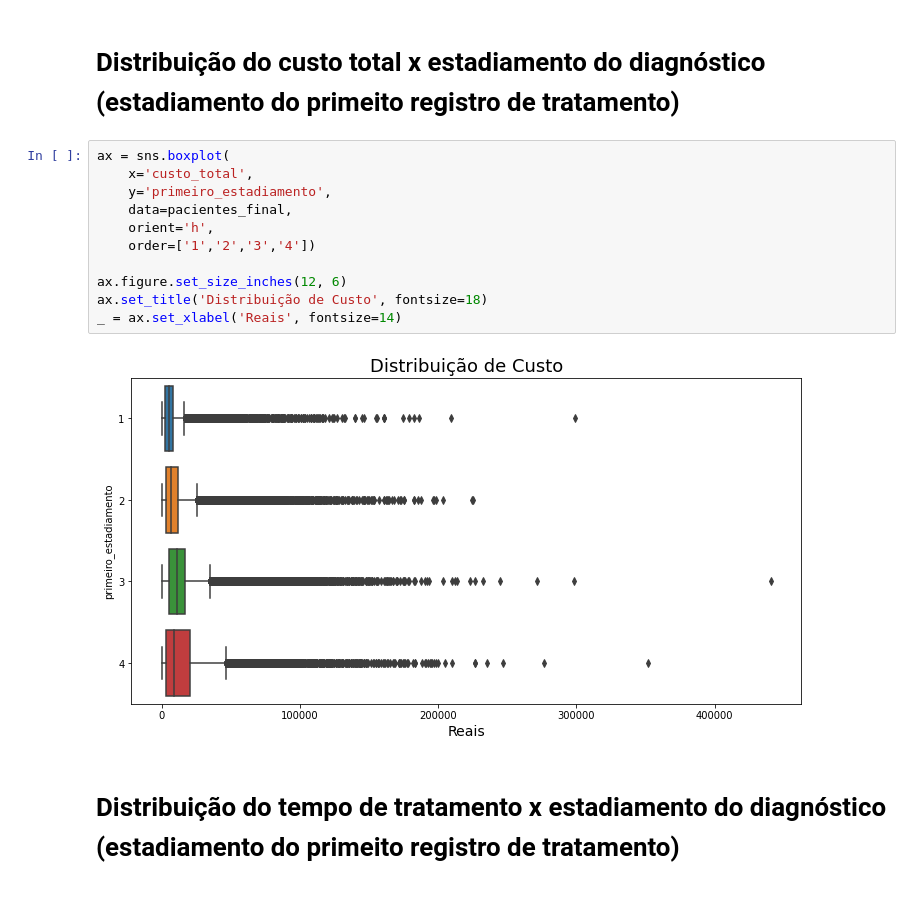
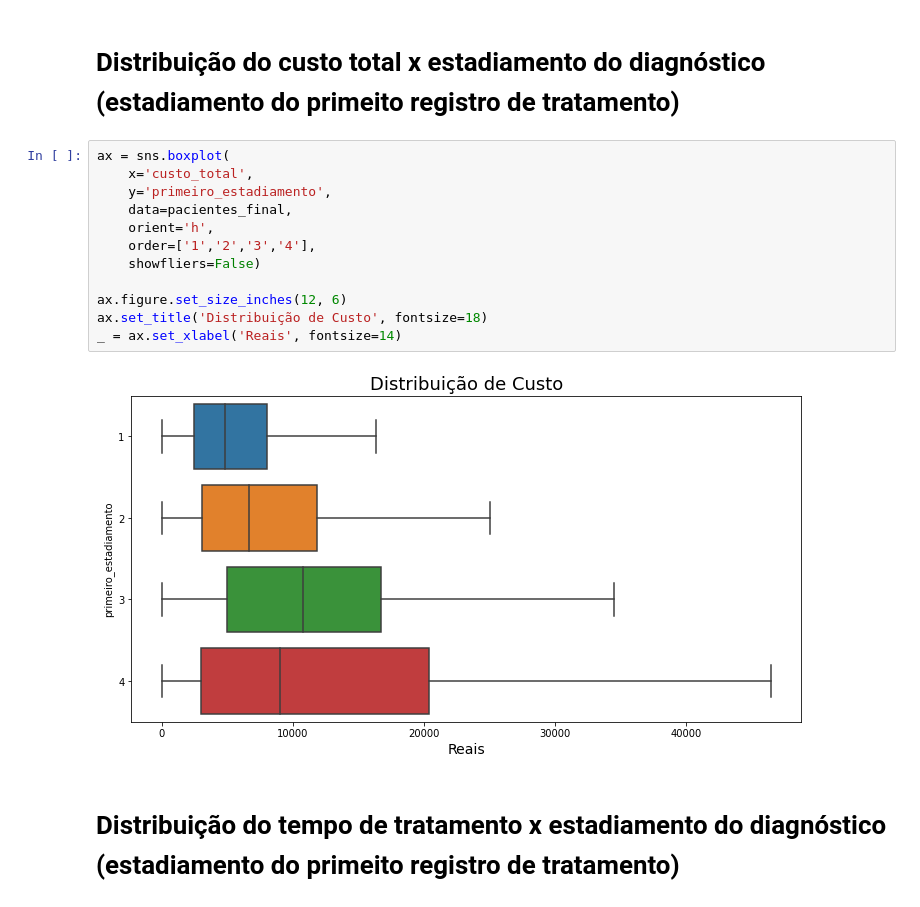
Before and after one commit to heber-augusto/sus-kpis-analysis, a Jupyter notebook: sia/analise_exploratoria_pacientes.ipynb, the cells around one changed output. Cells and saved outputs as stored; diff of their text form.

```diff
--- a/sia/analise_exploratoria_pacientes.ipynb
+++ b/sia/analise_exploratoria_pacientes.ipynb
@@ -179,16 +180,17 @@ percentual
 # %%
 ax = sns.boxplot(
     x='custo_total',
     y='primeiro_estadiamento',
     data=pacientes_final,
     orient='h',
-    order=['1','2','3','4'])
+    order=['1','2','3','4'],
+    showfliers=False)
 
 ax.figure.set_size_inches(12, 6)
 ax.set_title('Distribuição de Custo', fontsize=18)
 _ = ax.set_xlabel('Reais', fontsize=14)
 # %% [output]
-[figure, old version]
+[figure, new version]
 # %% [markdown]
 # Distribuição do tempo de tratamento x estadiamento do diagnóstico (estadiamento do primeito registro de tratamento)
 # %%
```
Also changed, not shown: parts of 9 cells of this notebook.
